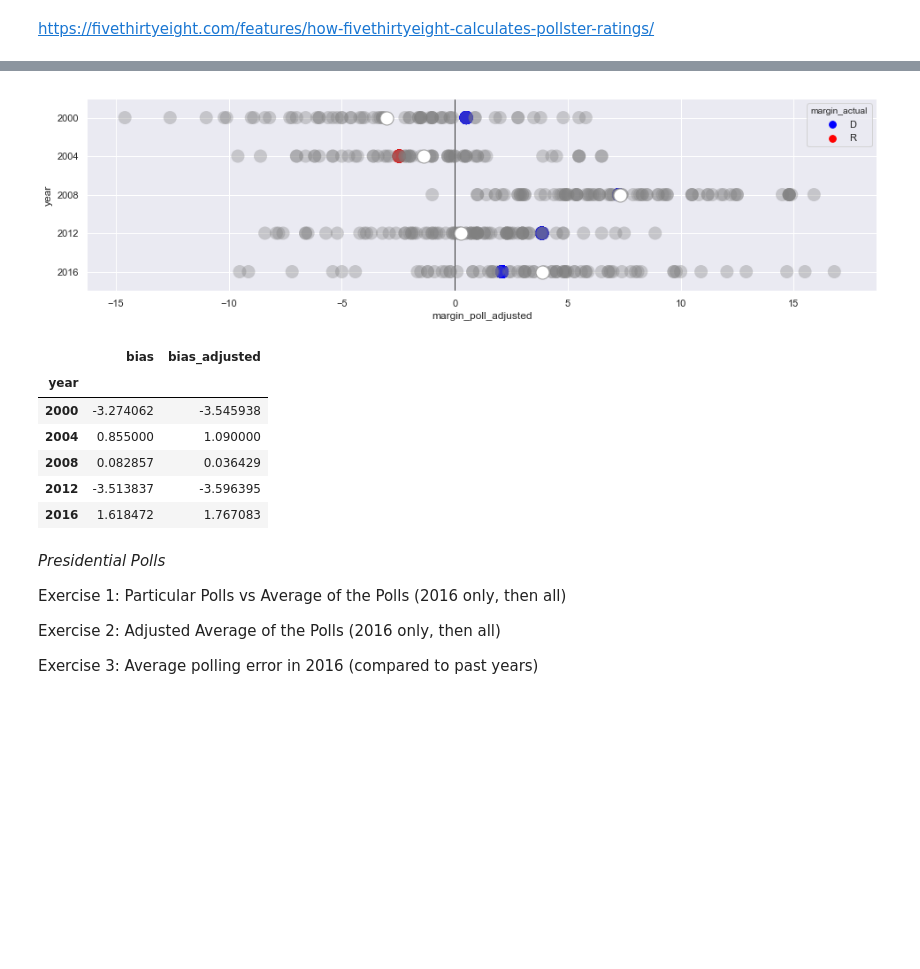
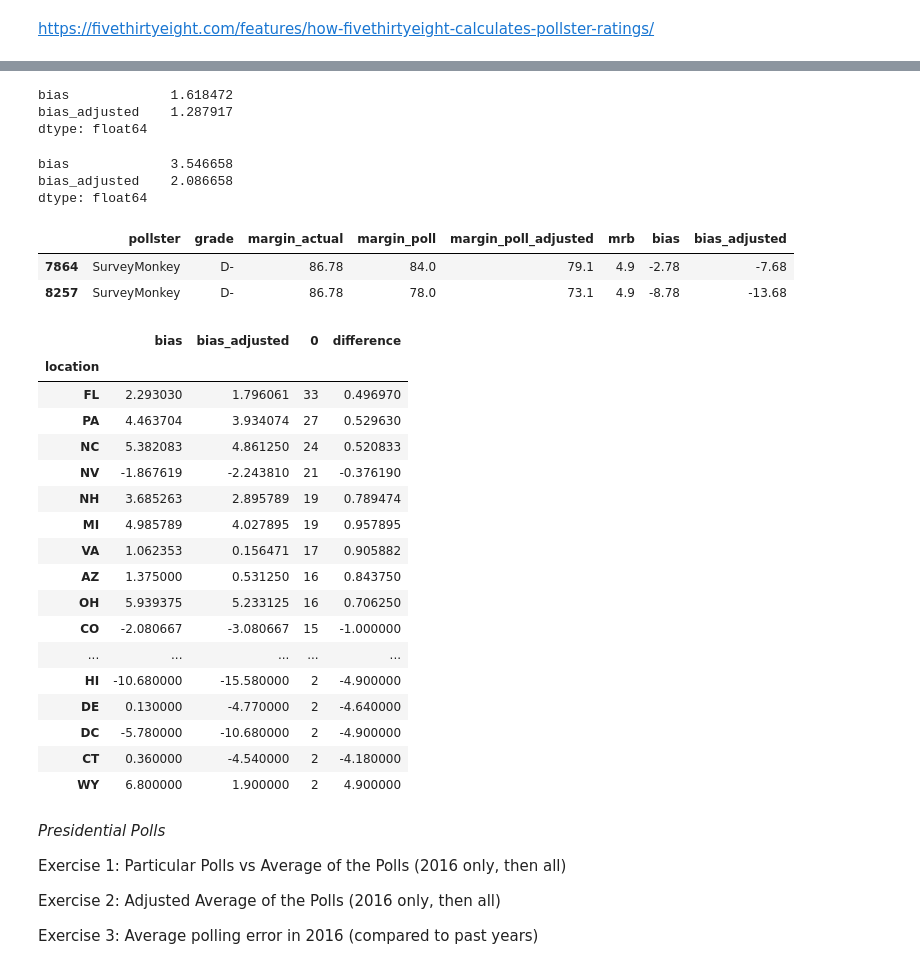
Before and after one commit to dmil/wrangler-polls, a Jupyter notebook: polling-analysis.ipynb, the cells around one changed output, grey strips where cells are left out. Drawn from its saved outputs; the diff is of its cells as text; code cells hidden in the pictures; blank space fills up the shorter version.

```diff
--- a/polling-analysis.ipynb
+++ b/polling-analysis.ipynb
@@ -199,17 +199,23 @@ pollster_mapping = {
     'Craciun Research': 'Craciun Research Group',
     'Cygnal Political': 'Cygnal',
     'US News & World Report': 'U.S. News & World Report',
-    # 'Red Racing Horses': ??
+    'Red Racing Horses': 'RRH Elections',
 }
 
 polls['pollster'] = polls.pollster.apply(lambda x: x.replace(', Inc.', ' Inc.'))
 polls['pollster'] = polls.pollster.apply(lambda x: x.replace(', LLC', ' LLC'))
 polls['pollster'] = polls.pollster.apply(lambda x: pollster_mapping.get(x, x))
 
-polls['house_effect'] = polls.pollster.apply(lambda x: pollster_ratings.loc[x]['House Effect'] if x in pollster_ratings.index else None)
-polls['house_effect'] = pd.to_numeric(polls['house_effect'].str.replace('D +', '', regex=False).str.replace('R +', '-', regex=False))
+polls['grade'] = polls.pollster.apply(lambda x: pollster_ratings.loc[x]['538 Grade'] if x in pollster_ratings.index else None)
+polls['mrb'] = polls.pollster.apply(lambda x: pollster_ratings.loc[x]['Mean-Reverted Bias'] if x in pollster_ratings.index else None)
+polls['mrb'] = pd.to_numeric(polls['mrb'].str.replace('D +', '', regex=False).str.replace('R +', '-', regex=False))
 
-polls['margin_poll_adjusted'] = polls['margin_poll'] + polls['house_effect']
+polls['margin_poll_adjusted'] = polls['margin_poll'] - polls['mrb']
+polls['bias_adjusted'] = polls.margin_poll_adjusted - polls.margin_actual
+polls['error_adjusted'] = np.abs(polls.margin_poll_adjusted - polls.margin_actual)
 
 pres_polls_national = polls[(polls.type_detail=='Pres-G') & (polls.location == 'US')]
 pres_polls_by_state = polls[(polls.type_detail=='Pres-G') & (polls.location != 'US')]
+
+pres_polls_national_2016 = pres_polls_national[pres_polls_national.year == 2016]
+pres_polls_by_state_2016 = pres_polls_by_state[pres_polls_by_state.year == 2016]
@@ -220,4 +221,0 @@ margin_dotplot(pres_polls_national, x='margin_poll', y='year')
-# %%
-margin_dotplot(pres_polls_national, x='margin_poll_adjusted', y='year')
-# %% [output]
-[figure, removed]
@@ -229,13 +222,49 @@ pres_polls_national['bias_adjusted'] = pres_polls_national.margin_poll_adjusted
 # %%
-pres_polls_national.groupby('year').agg({'bias': 'mean', 'bias_adjusted': 'mean'})
+pres_polls_national_2016[['bias', 'bias_adjusted']].mean()
 # %% [output]
-|  | bias | bias_adjusted |
-| year |  |  |
-| 2000 | -3.274062 | -3.545938 |
-| 2004 | 0.855000 | 1.090000 |
-| 2008 | 0.082857 | 0.036429 |
-| 2012 | -3.513837 | -3.596395 |
-| 2016 | 1.618472 | 1.767083 |
+bias             1.618472
+bias_adjusted    1.287917
+dtype: float64
+# %%
+pres_polls_by_state_2016[['bias', 'bias_adjusted']].mean()
+# %% [output]
+bias             3.546658
+bias_adjusted    2.086658
+dtype: float64
+# %%
+pres_polls_by_state_2016[pres_polls_by_state_2016.location == "DC"][['pollster', 'grade', 'margin_actual', 'margin_poll', 'margin_poll_adjusted', 'mrb', 'bias', 'bias_adjusted']]
+# %% [output]
+|  | pollster | grade | margin_actual | margin_poll | margin_poll_adjusted | mrb | bias | bias_adjusted |
+| 7864 | SurveyMonkey | D- | 86.78 | 84.0 | 79.1 | 4.9 | -2.78 | -7.68 |
+| 8257 | SurveyMonkey | D- | 86.78 | 78.0 | 73.1 | 4.9 | -8.78 | -13.68 |
+# %%
+tmpdf = pres_polls_by_state_2016.groupby('location') # 'error': 'mean', 'error_adjusted': 'mean'
+
+tmpdf = pd.concat([
+    tmpdf.agg({'bias': 'mean', 'bias_adjusted': 'mean'}),
+    pd.DataFrame(tmpdf.size()),
+], axis=1)
+tmpdf['difference'] = np.abs(tmpdf.bias) - np.abs(tmpdf.bias_adjusted)
+tmpdf.sort_values(by=0, ascending=False)
+# %% [output]
+|  | bias | bias_adjusted | 0 | difference |
+| location |  |  |  |  |
+| FL | 2.293030 | 1.796061 | 33 | 0.496970 |
+| PA | 4.463704 | 3.934074 | 27 | 0.529630 |
+| NC | 5.382083 | 4.861250 | 24 | 0.520833 |
+| NV | -1.867619 | -2.243810 | 21 | -0.376190 |
+| NH | 3.685263 | 2.895789 | 19 | 0.789474 |
+| MI | 4.985789 | 4.027895 | 19 | 0.957895 |
+| VA | 1.062353 | 0.156471 | 17 | 0.905882 |
+| AZ | 1.375000 | 0.531250 | 16 | 0.843750 |
+| OH | 5.939375 | 5.233125 | 16 | 0.706250 |
+| CO | -2.080667 | -3.080667 | 15 | -1.000000 |
+| ... | ... | ... | ... | ... |
+| HI | -10.680000 | -15.580000 | 2 | -4.900000 |
+| DE | 0.130000 | -4.770000 | 2 | -4.640000 |
+| DC | -5.780000 | -10.680000 | 2 | -4.900000 |
+| CT | 0.360000 | -4.540000 | 2 | -4.180000 |
+| WY | 6.800000 | 1.900000 | 2 | 4.900000 |
 # %% [markdown]
 *Presidential Polls*
 
```
Also changed, not shown: parts of 5 cells of this notebook.
